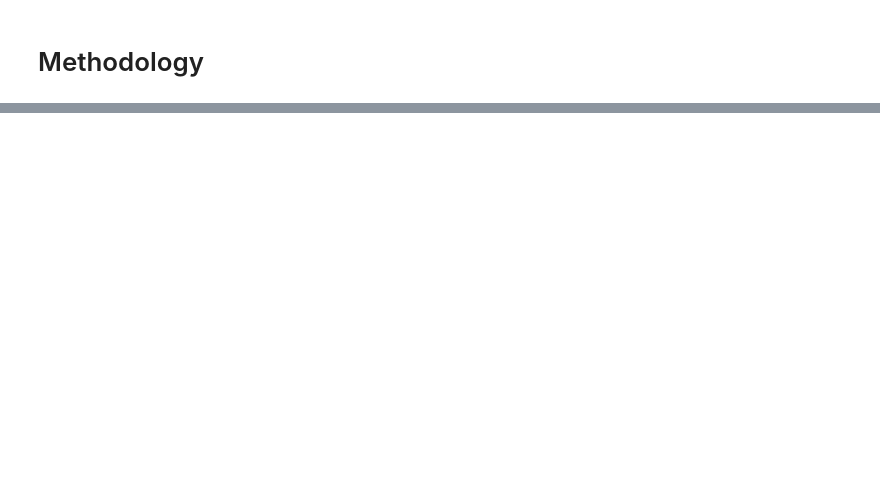
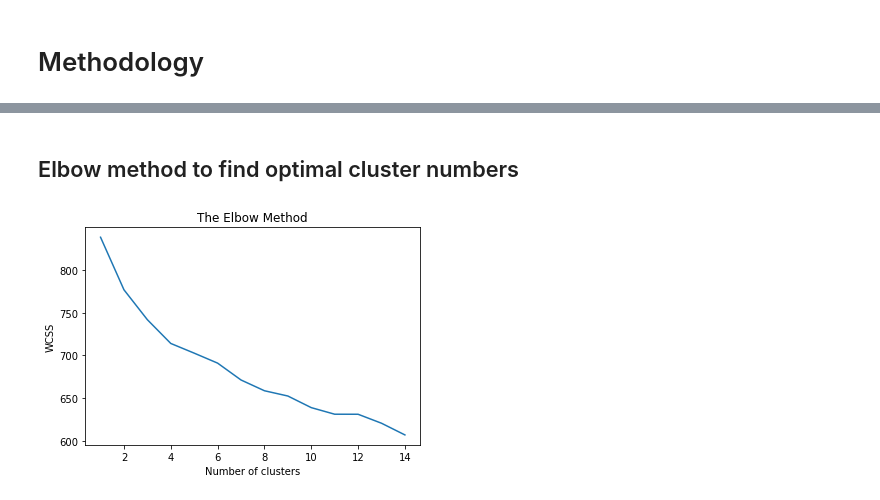
Before and after one commit to fjimenez94/Coursera_Capstone, a Jupyter notebook: Capstone Project - The_Battle_of_Neighborhoods.ipynb, the cells around one changed output, grey strips where cells are left out. Drawn from its saved outputs; the diff is of its cells as text; code cells hidden in the pictures; blank space fills up the shorter version.

```diff
--- a/Capstone Project - The_Battle_of_Neighborhoods.ipynb
+++ b/Capstone Project - The_Battle_of_Neighborhoods.ipynb
@@ -16,0 +288,12 @@ To accomplish these there are some pieces of information well need to find, so t
+# %%
+# one hot encoding
+venues_cr_onehot = pd.get_dummies(cities_venues_cr[['Venue Category']], prefix="", prefix_sep="")
+
+# add neighborhood column back to dataframe
+venues_cr_onehot['Neighborhood'] = cities_venues_cr['Neighborhood']
+# move neighborhood column to the first column
+
+cols = list(venues_cr_onehot)
+# move the column to head of list using index, pop and insert
+cols.insert(0, cols.pop(cols.index('Neighborhood')))
+venues_cr_onehot = venues_cr_onehot.loc[:, cols]
@@ -16,0 +315,2 @@ To accomplish these there are some pieces of information well need to find, so t
+# %%
+venues_cr_grouped = venues_cr_onehot.groupby('Neighborhood').mean().reset_index()
@@ -16,0 +369,20 @@ To accomplish these there are some pieces of information well need to find, so t
+# %% [markdown]
+## Elbow method to find optimal cluster numbers
+# %%
+# Using the elbow method to find the optimal number of clusters
+import matplotlib.pyplot as plt
+from sklearn.cluster import KMeans
+
+venues_cr_grouped_clustering = venues_cr_grouped.drop('Neighborhood', 1)
+wcss = []
+for i in range(1, 15):
+    kmeans = KMeans(n_clusters = i, init = 'k-means++', random_state = 42)
+    kmeans.fit(venues_cr_grouped_clustering)
+    wcss.append(kmeans.inertia_)
+plt.plot(range(1, 15), wcss)
+plt.title('The Elbow Method')
+plt.xlabel('Number of clusters')
+plt.ylabel('WCSS')
+plt.show()
+# %% [output]
+[figure, added]
```
Also changed, not shown: parts of 56 cells of this notebook.
